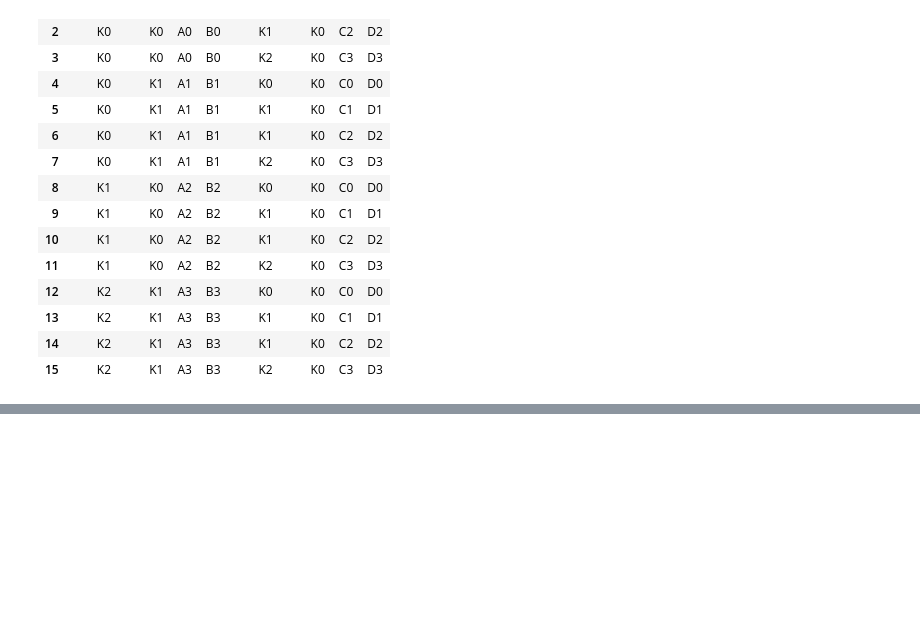
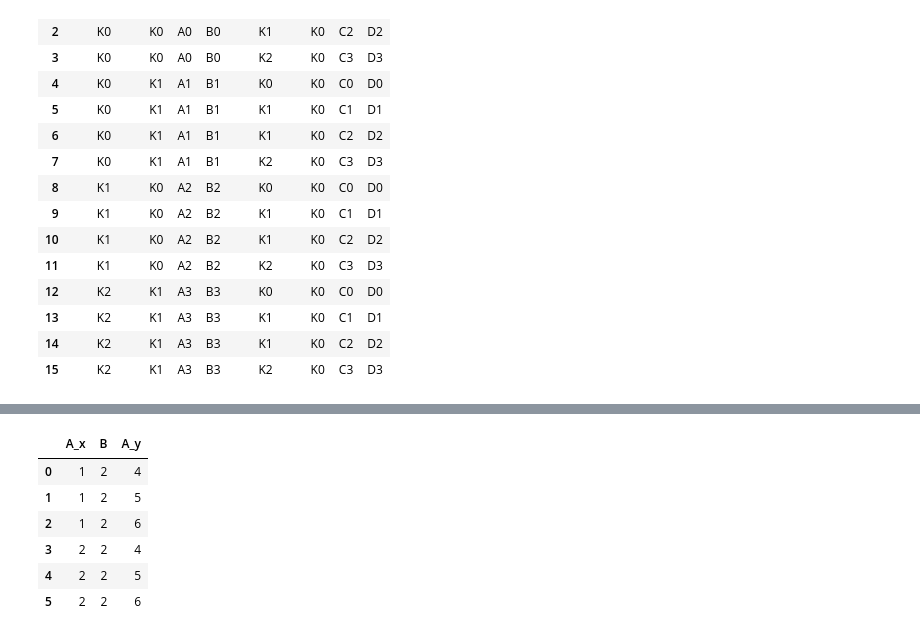
Before and after one commit to SiddheshDaphane/Data-Analysis-in-Python, a Jupyter notebook: Everything-about-Numpy-and-Pandas/Basic_to_advance_pandas.ipynb, the cells around one changed output, grey strips where cells are left out. Drawn from its saved outputs; the diff is of its cells as text; code cells hidden in the pictures; blank space fills up the shorter version.

```diff
--- a/Everything-about-Numpy-and-Pandas/Basic_to_advance_pandas.ipynb
+++ b/Everything-about-Numpy-and-Pandas/Basic_to_advance_pandas.ipynb
@@ -2306,0 +2309,3 @@ result
+# %%
+left = pd.DataFrame({"A": [1,2], "B":[2,2]})
+right = pd.DataFrame({"A": [4,5,6], "B": [2,2,2]})
@@ -2306,0 +2322,11 @@ result
+# %%
+result = pd.merge(left, right, on="B", how="outer")
+result
+# %% [output]
+|  | A_x | B | A_y |
+| 0 | 1 | 2 | 4 |
+| 1 | 1 | 2 | 5 |
+| 2 | 1 | 2 | 6 |
+| 3 | 2 | 2 | 4 |
+| 4 | 2 | 2 | 5 |
+| 5 | 2 | 2 | 6 |
```
Also changed, not shown: parts of 13 cells of this notebook.
